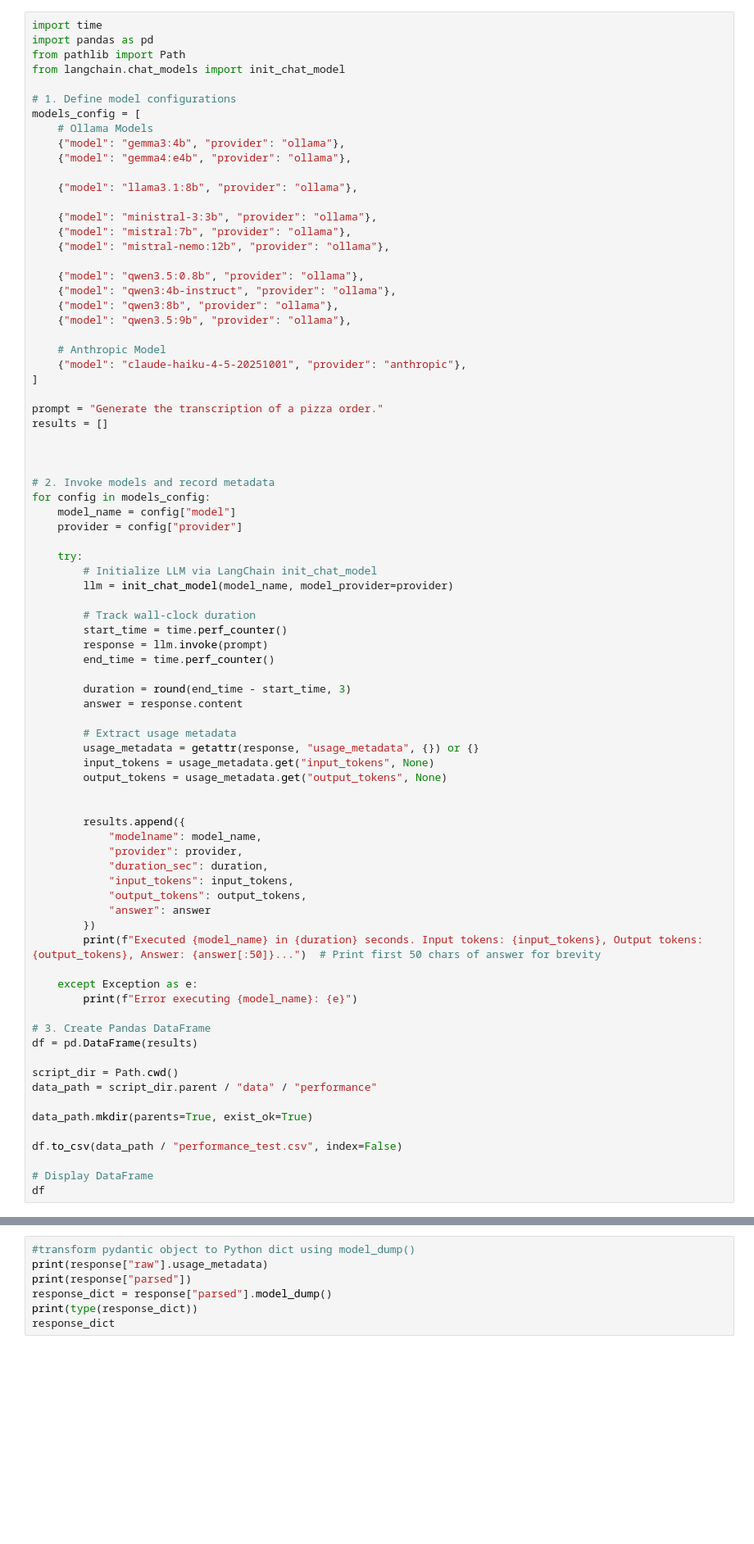
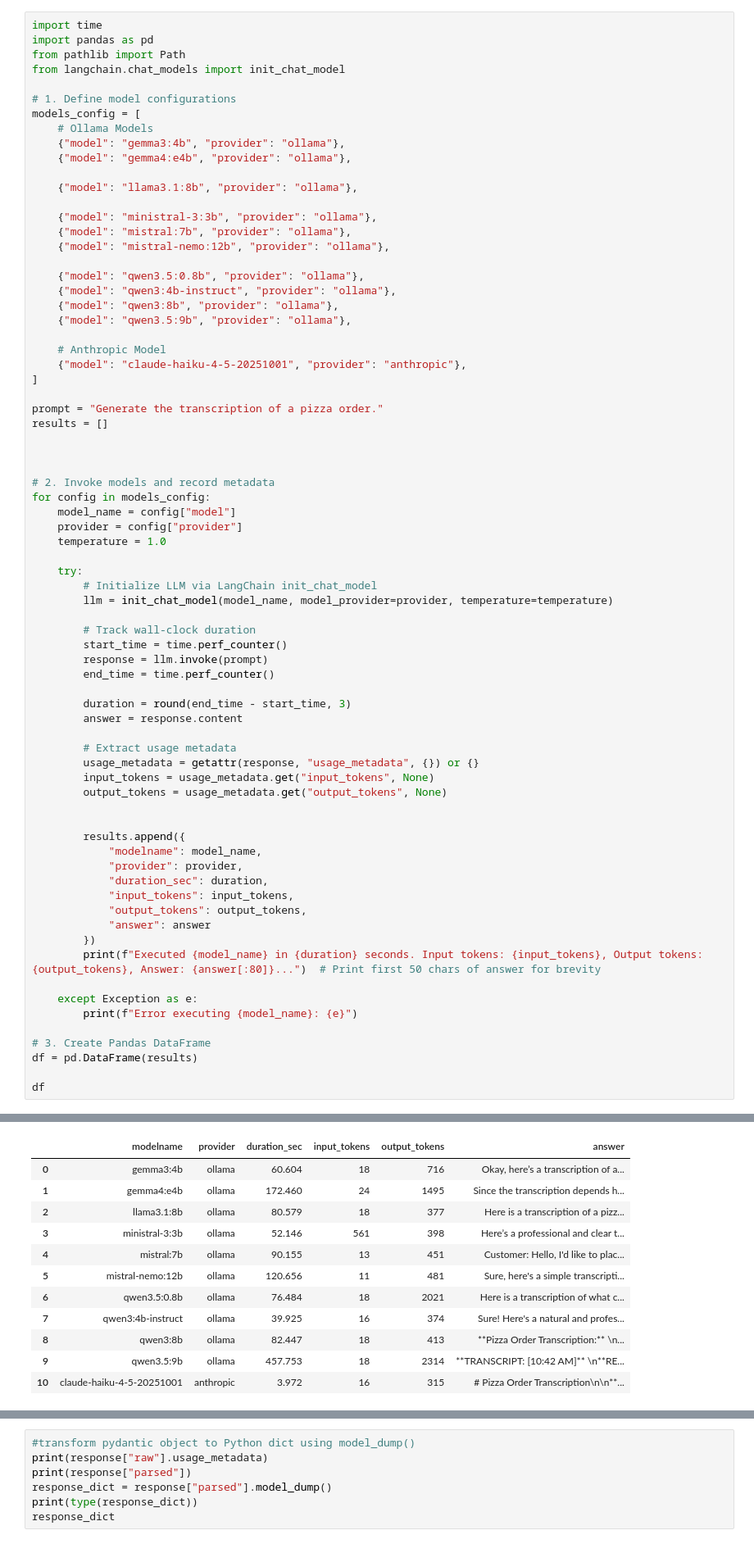
Before and after one commit to Mendo-005/pizza-extractor, a Jupyter notebook: notebooks/llm_test.ipynb, the cells around one changed output, grey strips where cells are left out. Shown at 82% size. Saved outputs shown, nothing was run; the diff lists cells and outputs as text; blank space fills up the shorter version.

Commit message:
Update llm_test.ipynb and gererator.py

```diff
--- a/notebooks/llm_test.ipynb
+++ b/notebooks/llm_test.ipynb
@@ -111,10 +157,11 @@ results = []
 for config in models_config:
     model_name = config["model"]
     provider = config["provider"]
+    temperature = 1.0
 
     try:
         # Initialize LLM via LangChain init_chat_model
-        llm = init_chat_model(model_name, model_provider=provider)
+        llm = init_chat_model(model_name, model_provider=provider, temperature=temperature)
 
         # Track wall-clock duration
         start_time = time.perf_counter()
@@ -138,7 +185,7 @@ for config in models_config:
             "output_tokens": output_tokens,
             "answer": answer
         })
-        print(f"Executed {model_name} in {duration} seconds. Input tokens: {input_tokens}, Output tokens: {output_tokens}, Answer: {answer[:50]}...")  # Print first 50 chars of answer for brevity
+        print(f"Executed {model_name} in {duration} seconds. Input tokens: {input_tokens}, Output tokens: {output_tokens}, Answer: {answer[:80]}...")  # Print first 50 chars of answer for brevity
 
     except Exception as e:
         print(f"Error executing {model_name}: {e}")
@@ -146,12 +193,5 @@ for config in models_config:
 # 3. Create Pandas DataFrame
 df = pd.DataFrame(results)
 
-script_dir = Path.cwd()
-data_path = script_dir.parent / "data" / "performance"
-
-data_path.mkdir(parents=True, exist_ok=True)
-
-df.to_csv(data_path / "performance_test.csv", index=False)
-
-# Display DataFrame
 df
+# %% [output]
@@ -158,2 +215,14 @@ df
+|  | modelname | provider | duration_sec | input_tokens | output_tokens | answer |
+| 0 | gemma3:4b | ollama | 60.604 | 18 | 716 | Okay, here’s a transcription of a... |
+| 1 | gemma4:e4b | ollama | 172.460 | 24 | 1495 | Since the transcription depends h... |
+| 2 | llama3.1:8b | ollama | 80.579 | 18 | 377 | Here is a transcription of a pizz... |
+| 3 | ministral-3:3b | ollama | 52.146 | 561 | 398 | Here’s a professional and clear t... |
+| 4 | mistral:7b | ollama | 90.155 | 13 | 451 | Customer: Hello, I'd like to plac... |
+| 5 | mistral-nemo:12b | ollama | 120.656 | 11 | 481 | Sure, here's a simple transcripti... |
+| 6 | qwen3.5:0.8b | ollama | 76.484 | 18 | 2021 | Here is a transcription of what c... |
+| 7 | qwen3:4b-instruct | ollama | 39.925 | 16 | 374 | Sure! Here's a natural and profes... |
+| 8 | qwen3:8b | ollama | 82.447 | 18 | 413 | **Pizza Order Transcription:** \n... |
+| 9 | qwen3.5:9b | ollama | 457.753 | 18 | 2314 | **TRANSCRIPT: [10:42 AM]** \n**RE... |
+| 10 | claude-haiku-4-5-20251001 | anthropic | 3.972 | 16 | 315 | # Pizza Order Transcription\n\n**... |
 # %%
 # save df to csv
```
Also changed, not shown: parts of 8 cells of this notebook, 2 other files.
